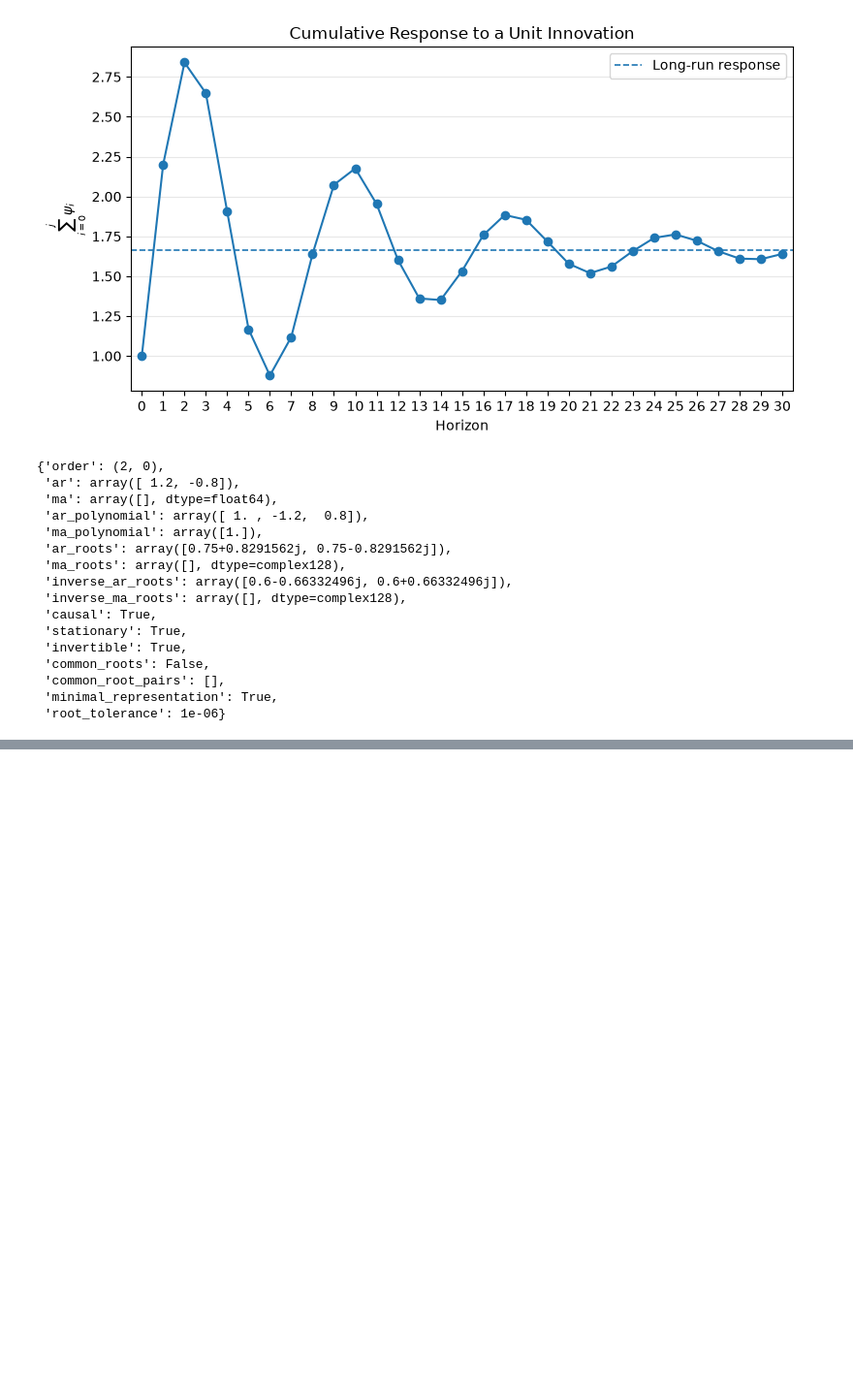
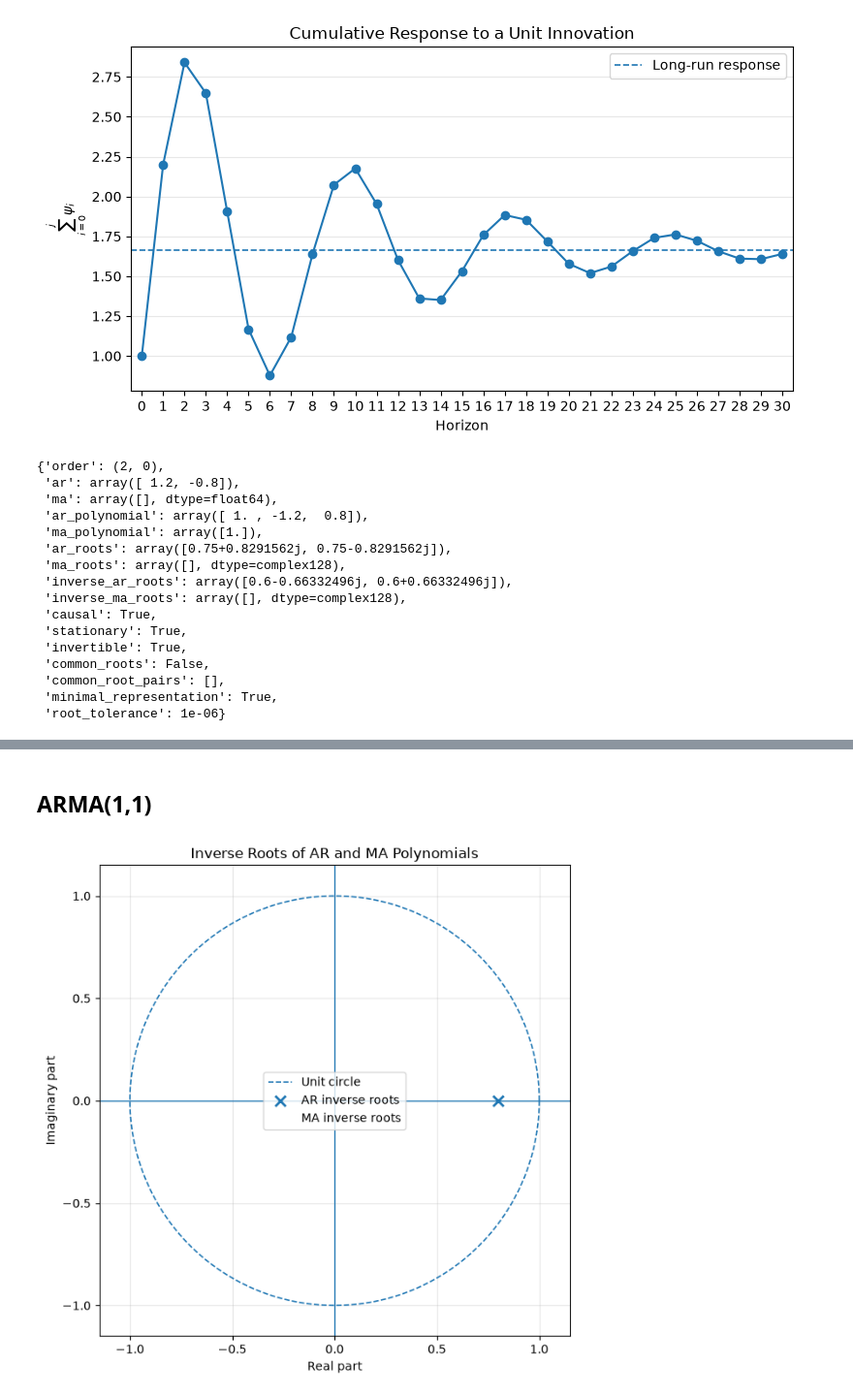
Before and after one commit to maarranz/ARMA-theory, a Jupyter notebook: ARMA_Theory_Demo.ipynb, the cells around one changed output, grey strips where cells are left out. Shown at 97% size. Drawn from its saved outputs; the diff is of its cells as text; code cells hidden in the pictures; blank space fills up the shorter version.

```diff
--- a/ARMA_Theory_Demo.ipynb
+++ b/ARMA_Theory_Demo.ipynb
@@ -785,0 +794,9 @@ Analysis horizon ......... 30
+# %% [markdown]
+## ARMA(1,1)
+# %%
+fig, ax = arma.plot_arma_inverse_roots(
+    ar=[0.8],
+    ma=[0.5],
+)
+# %% [output]
+[figure, added]
```
Also changed, not shown: parts of 36 cells of this notebook, 2 other files.
